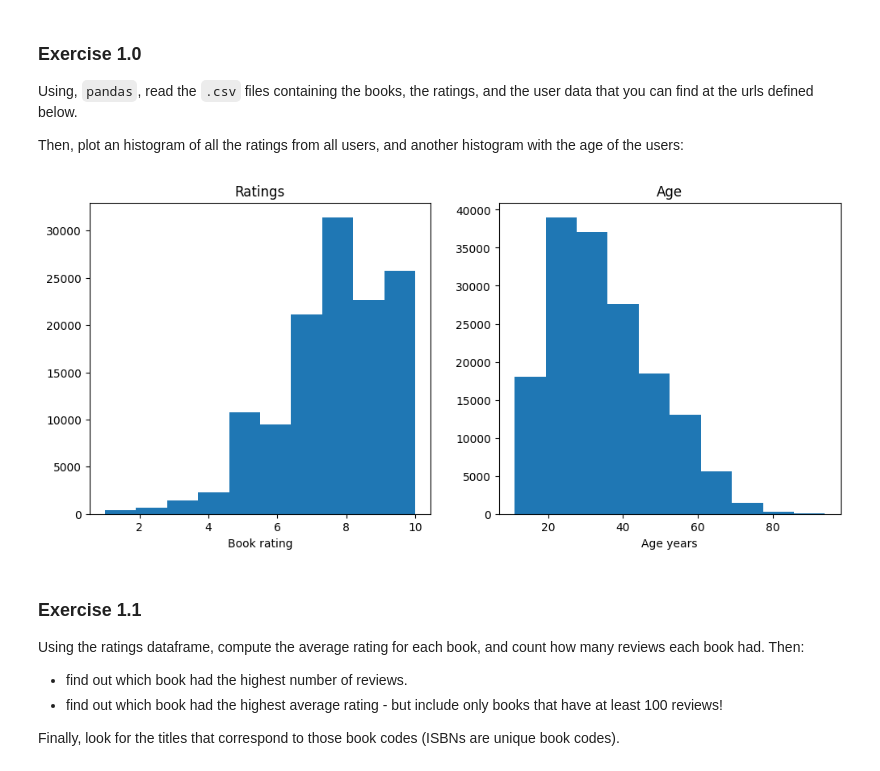
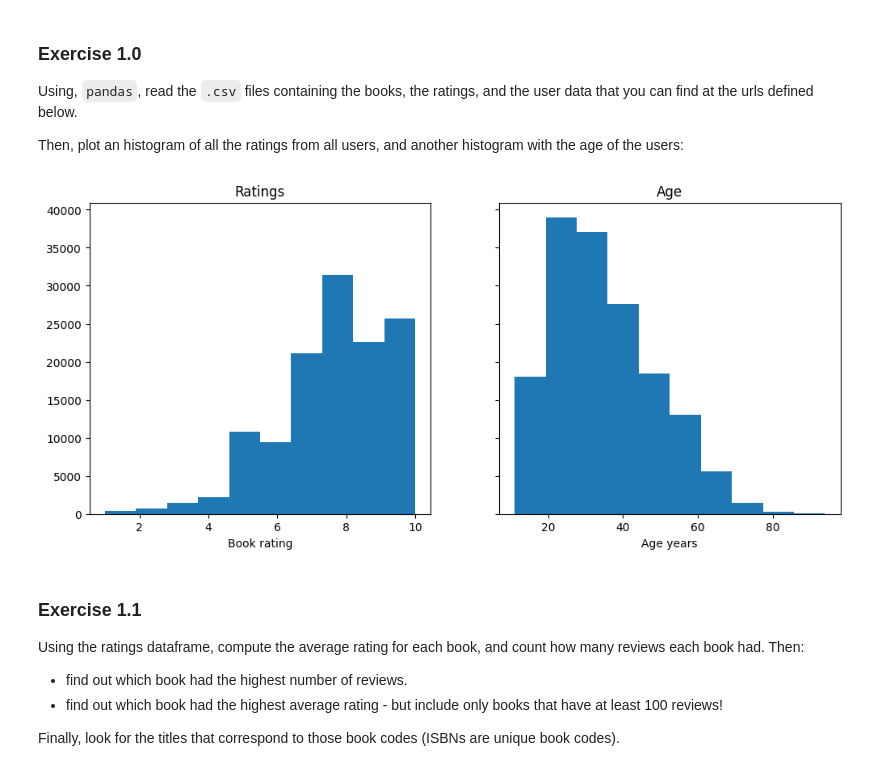
Before and after one commit to silvia-gini/Python_course_assignments, a Jupyter notebook: Assignments_1_SG_FINAL.ipynb, the cells around one changed output. Cells and saved outputs as stored; diff of their text form; code cells hidden in the pictures.

```diff
--- a/Assignments_1_SG_FINAL.ipynb
+++ b/Assignments_1_SG_FINAL.ipynb
@@ -209,16 +209,16 @@ users=pd.read_csv(users_df_url)
 ratings=pd.read_csv(ratings_df_url)
 # %%
 # plot an histogram of all the ratings from all users, and another histogram with the age of the users:
-fig, (ax1, ax2) = plt.subplots(1,2, figsize=(12, 5))
+fig, (ax1, ax2) = plt.subplots(1,2, figsize=(12, 5), sharey=True)
 ax1.set_title('Ratings')
 ax1.hist(ratings['rating'])
 ax1.set_xlabel('Book rating')
 ax2.set_title('Age')
 ax2.set_xlabel('Age years')
 ax2.hist(users['age'])
 fig.show()
 # %% [output]
-[figure, old version]
+[figure, new version]
 # %% [markdown]
 ### Exercise 1.1
 
```
Also changed, not shown: parts of 9 cells of this notebook.
